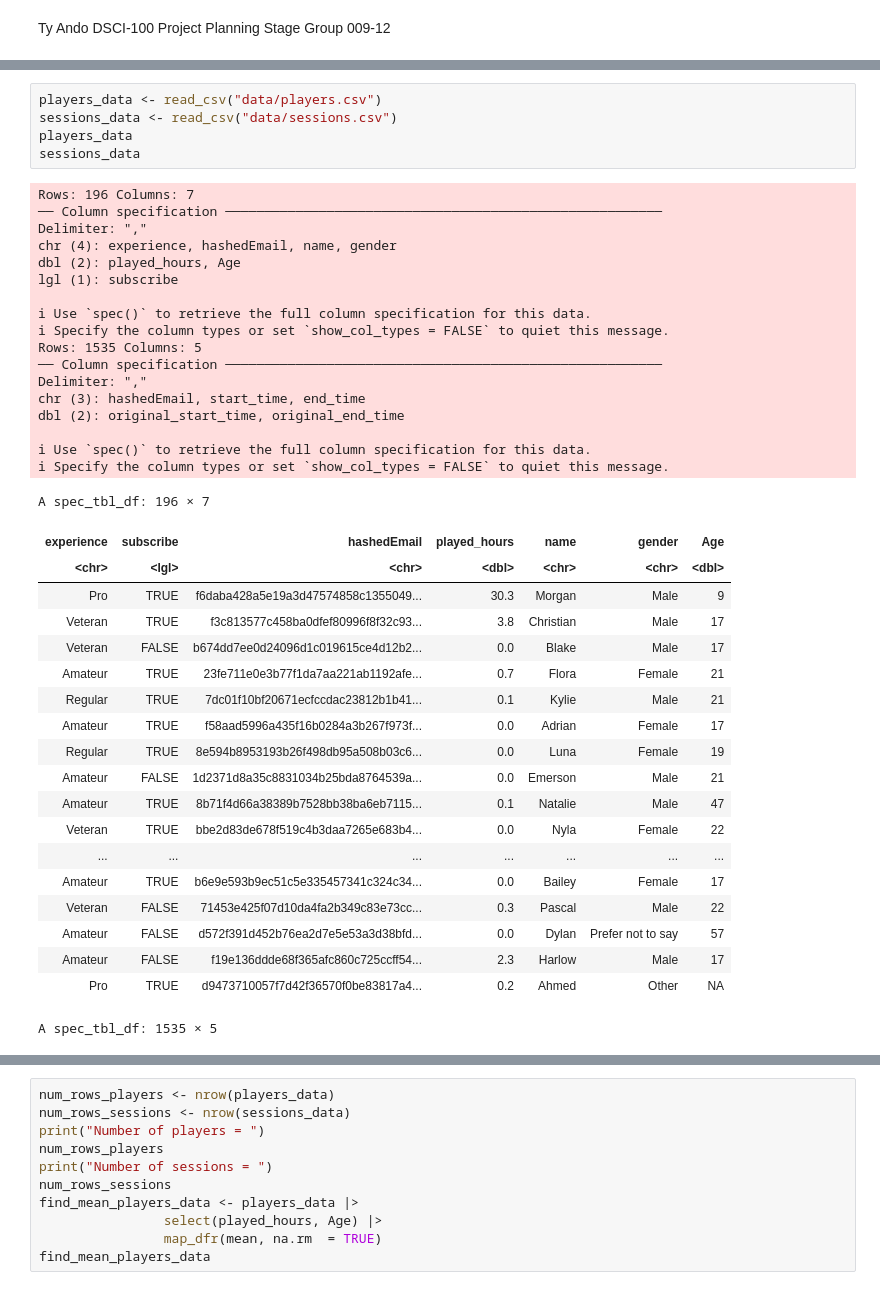
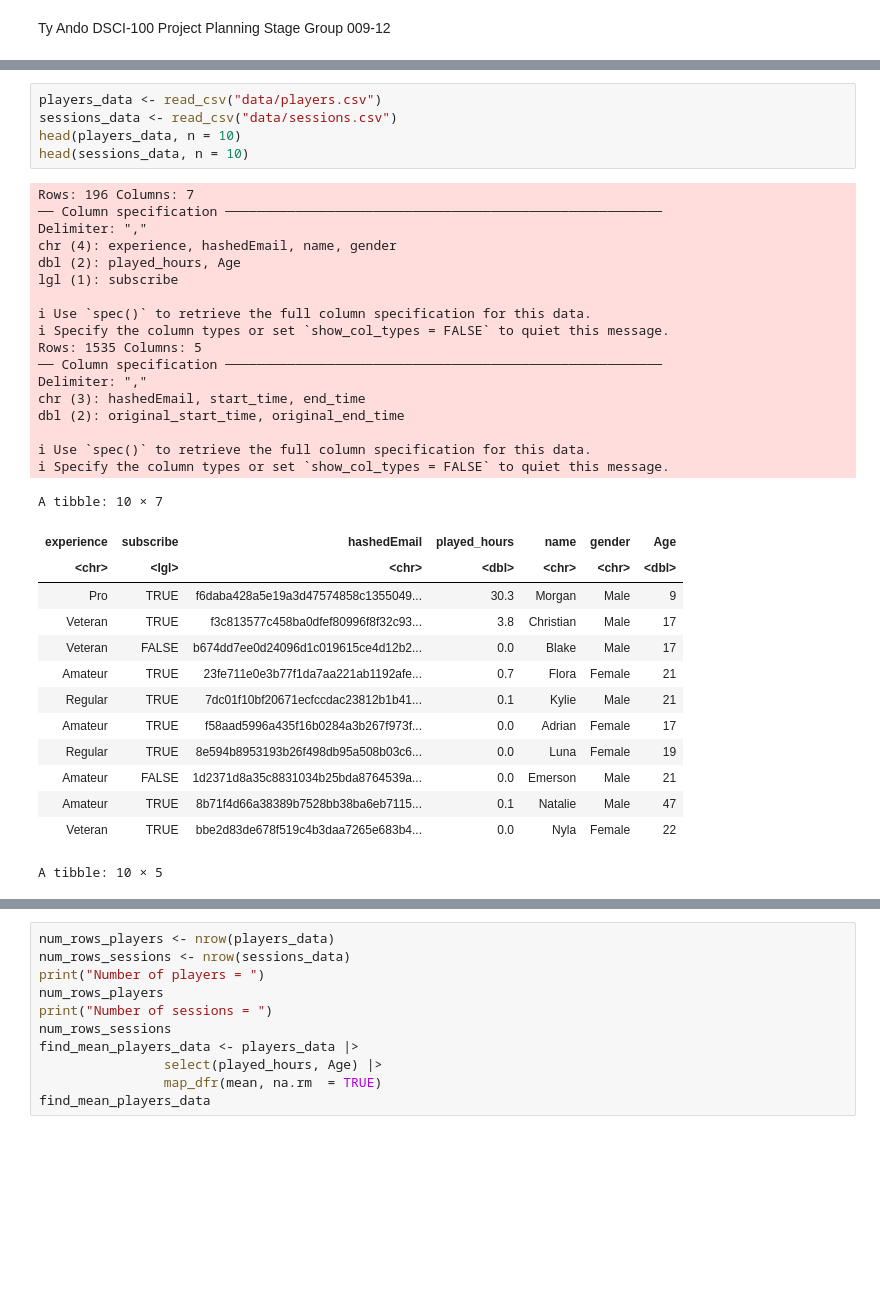
Before and after one commit to ty-ando/dsci100-project, a Jupyter notebook: PersonalProject.ipynb, the cells around one changed output, grey strips where cells are left out. Drawn from its saved outputs; the diff is of its cells as text; blank space fills up the shorter version.

```diff
--- a/PersonalProject.ipynb
+++ b/PersonalProject.ipynb
@@ -25,46 +7,40 @@ library(tidymodels)
 # %%
 players_data <- read_csv("data/players.csv")
 sessions_data <- read_csv("data/sessions.csv")
-players_data
-sessions_data
+head(players_data, n = 10)
+head(sessions_data, n = 10)
 # %% [output]
 Rows: 196 Columns: 7
 ── Column specification ────────────────────────────────────────────────────────
 Delimiter: ","
 chr (4): experience, hashedEmail, name, gender
 dbl (2): played_hours, Age
 lgl (1): subscribe
 
 ℹ Use `spec()` to retrieve the full column specification for this data.
 ℹ Specify the column types or set `show_col_types = FALSE` to quiet this message.
 Rows: 1535 Columns: 5
 ── Column specification ────────────────────────────────────────────────────────
 Delimiter: ","
 chr (3): hashedEmail, start_time, end_time
 dbl (2): original_start_time, original_end_time
 
 ℹ Use `spec()` to retrieve the full column specification for this data.
 ℹ Specify the column types or set `show_col_types = FALSE` to quiet this message.
-A spec_tbl_df: 196 × 7
+A tibble: 10 × 7
 | experience | subscribe | hashedEmail | played_hours | name | gender | Age |
 | <chr> | <lgl> | <chr> | <dbl> | <chr> | <chr> | <dbl> |
 | Pro | TRUE | f6daba428a5e19a3d47574858c1355049... | 30.3 | Morgan | Male | 9 |
 | Veteran | TRUE | f3c813577c458ba0dfef80996f8f32c93... | 3.8 | Christian | Male | 17 |
 | Veteran | FALSE | b674dd7ee0d24096d1c019615ce4d12b2... | 0.0 | Blake | Male | 17 |
 | Amateur | TRUE | 23fe711e0e3b77f1da7aa221ab1192afe... | 0.7 | Flora | Female | 21 |
 | Regular | TRUE | 7dc01f10bf20671ecfccdac23812b1b41... | 0.1 | Kylie | Male | 21 |
 | Amateur | TRUE | f58aad5996a435f16b0284a3b267f973f... | 0.0 | Adrian | Female | 17 |
 | Regular | TRUE | 8e594b8953193b26f498db95a508b03c6... | 0.0 | Luna | Female | 19 |
 | Amateur | FALSE | 1d2371d8a35c8831034b25bda8764539a... | 0.0 | Emerson | Male | 21 |
 | Amateur | TRUE | 8b71f4d66a38389b7528bb38ba6eb7115... | 0.1 | Natalie | Male | 47 |
 | Veteran | TRUE | bbe2d83de678f519c4b3daa7265e683b4... | 0.0 | Nyla | Female | 22 |
-| ... | ... | ... | ... | ... | ... | ... |
-| Amateur | TRUE | b6e9e593b9ec51c5e335457341c324c34... | 0.0 | Bailey | Female | 17 |
-| Veteran | FALSE | 71453e425f07d10da4fa2b349c83e73cc... | 0.3 | Pascal | Male | 22 |
-| Amateur | FALSE | d572f391d452b76ea2d7e5e53a3d38bfd... | 0.0 | Dylan | Prefer not to say | 57 |
-| Amateur | FALSE | f19e136ddde68f365afc860c725ccff54... | 2.3 | Harlow | Male | 17 |
-| Pro | TRUE | d9473710057f7d42f36570f0be83817a4... | 0.2 | Ahmed | Other | NA |
-A spec_tbl_df: 1535 × 5
+A tibble: 10 × 5
 | hashedEmail | start_time | end_time | original_start_time | original_end_time |
 | <chr> | <chr> | <chr> | <dbl> | <dbl> |
 | bfce39c89d6549f2bb94d8064d3ce69dc... | 30/06/2024 18:12 | 30/06/2024 18:24 | 1.71977e+12 | 1.71977e+12 |
```
Also changed, not shown: parts of 7 cells of this notebook.
